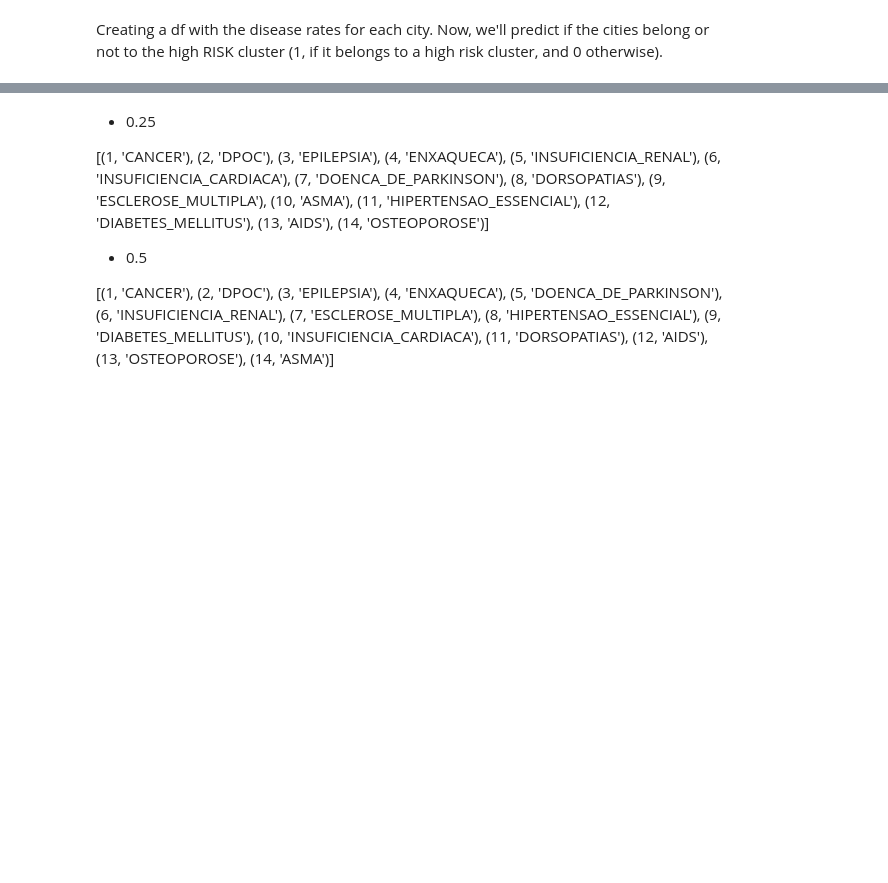
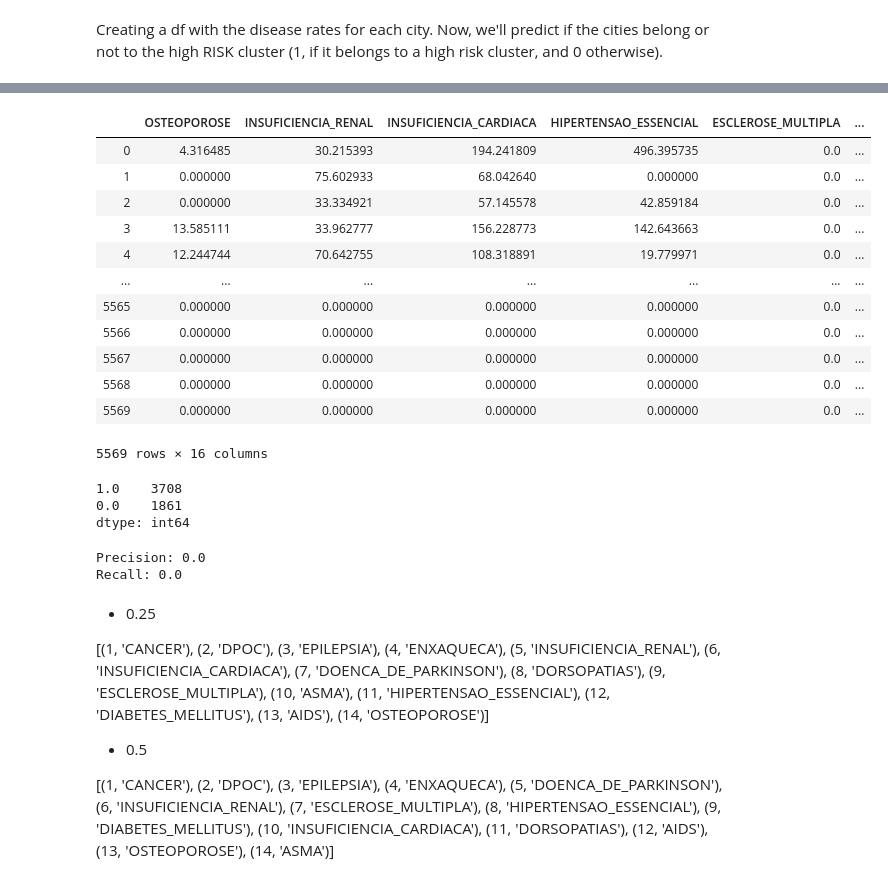
Before and after one commit to pypas/suicities-datasus, a Jupyter notebook: LinearModels/LogisticRegression/logistic_regression_spatial_cluster.ipynb, the cells around one changed output, grey strips where cells are left out. Drawn from its saved outputs; the diff is of its cells as text; code cells hidden in the pictures; blank space fills up the shorter version.

```diff
--- a/LinearModels/LogisticRegression/logistic_regression_spatial_cluster.ipynb
+++ b/LinearModels/LogisticRegression/logistic_regression_spatial_cluster.ipynb
@@ -313,0 +295,20 @@ df
+# %%
+cols = df_18.columns[:-1] # all cols, except 'RISK'
+df_18 = df_18.dropna(subset=cols, how='all')
+df_18 = df_18.fillna(0)
+# %%
+df_18
+# %% [output]
+|  | OSTEOPOROSE | INSUFICIENCIA_RENAL | INSUFICIENCIA_CARDIACA | HIPERTENSAO_ESSENCIAL | ESCLEROSE_MULTIPLA | ... |
+| 0 | 4.316485 | 30.215393 | 194.241809 | 496.395735 | 0.0 | ... |
+| 1 | 0.000000 | 75.602933 | 68.042640 | 0.000000 | 0.0 | ... |
+| 2 | 0.000000 | 33.334921 | 57.145578 | 42.859184 | 0.0 | ... |
+| 3 | 13.585111 | 33.962777 | 156.228773 | 142.643663 | 0.0 | ... |
+| 4 | 12.244744 | 70.642755 | 108.318891 | 19.779971 | 0.0 | ... |
+| ... | ... | ... | ... | ... | ... | ... |
+| 5565 | 0.000000 | 0.000000 | 0.000000 | 0.000000 | 0.0 | ... |
+| 5566 | 0.000000 | 0.000000 | 0.000000 | 0.000000 | 0.0 | ... |
+| 5567 | 0.000000 | 0.000000 | 0.000000 | 0.000000 | 0.0 | ... |
+| 5568 | 0.000000 | 0.000000 | 0.000000 | 0.000000 | 0.0 | ... |
+| 5569 | 0.000000 | 0.000000 | 0.000000 | 0.000000 | 0.0 | ... |
+5569 rows × 16 columns
@@ -314,3 +321,15 @@ df
+# %%
+pd.Series(y_18_pred).value_counts()
+# %% [output]
+1.0    3708
+0.0    1861
+dtype: int64
+# %%
+print("Precision:",metrics.precision_score(y_18, y_18_pred))
+print("Recall:",metrics.recall_score(y_18, y_18_pred))
+# %% [output]
+Precision: 0.0
+Recall: 0.0
 # %% [markdown]
 * 0.25
 
```
Also changed, not shown: parts of 18 cells of this notebook.
